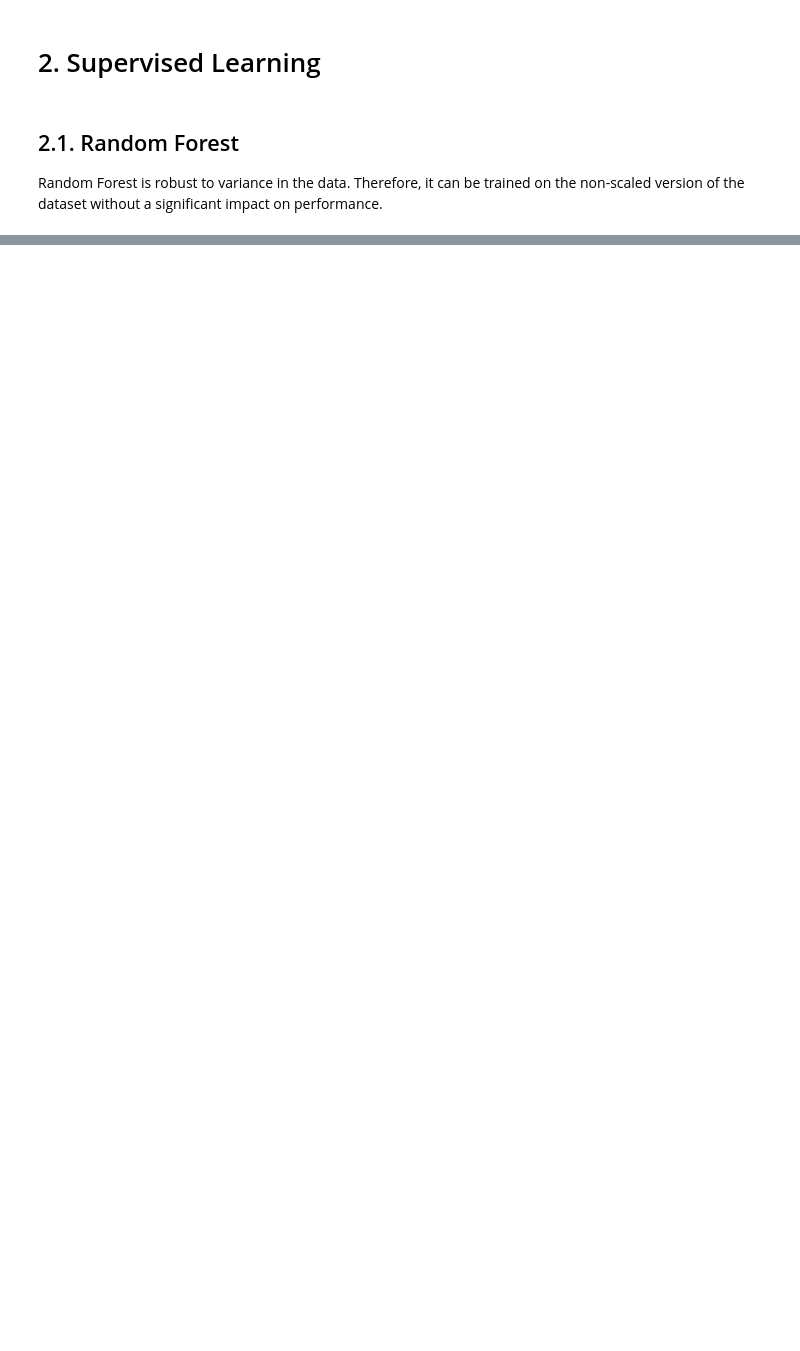
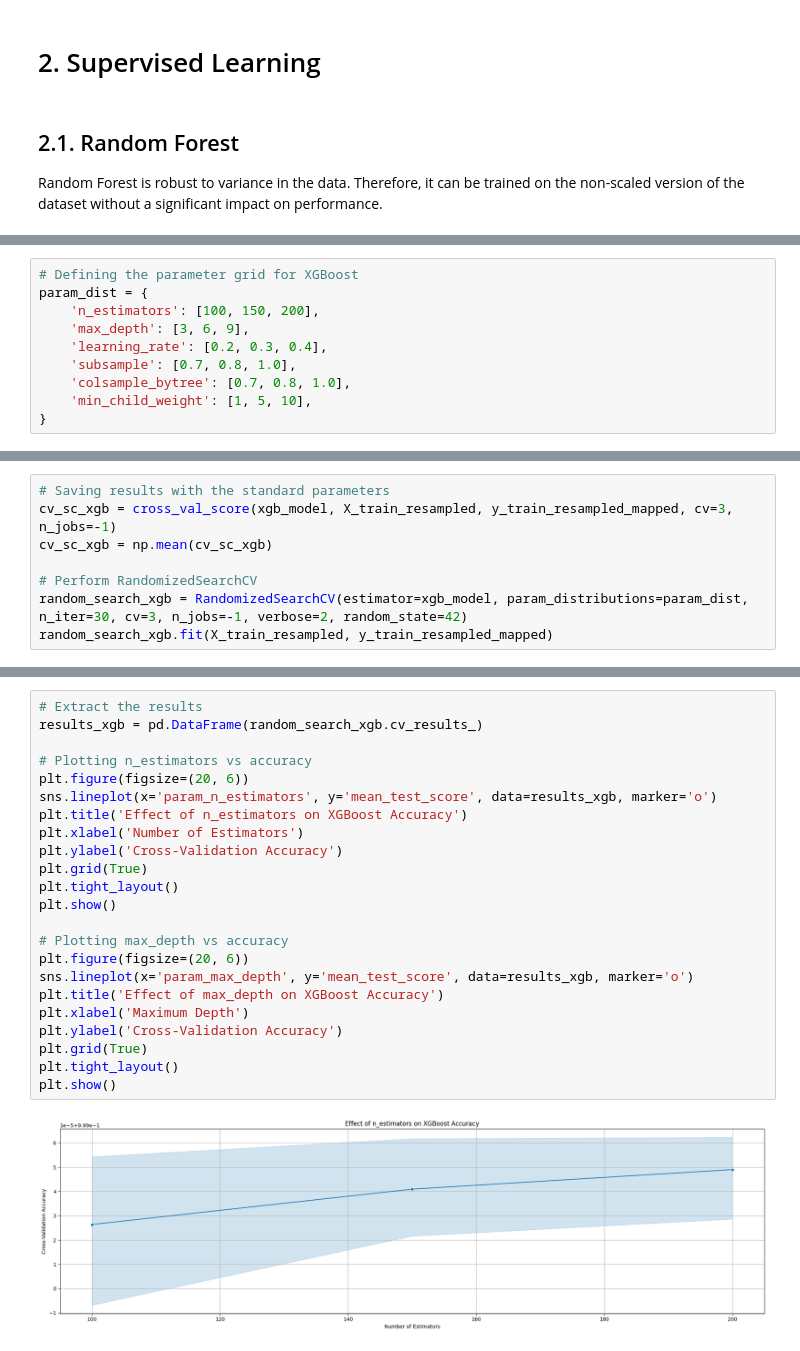
Before and after one commit to anacletu/ml-intrusion-detection-cicids2017, a Jupyter notebook: cicids2017-machine-learning-models-comparison.ipynb, the cells around one changed output, grey strips where cells are left out. Drawn from its saved outputs; the diff is of its cells as text; blank space fills up the shorter version.

```diff
--- a/cicids2017-machine-learning-models-comparison.ipynb
+++ b/cicids2017-machine-learning-models-comparison.ipynb
@@ -180,0 +552,10 @@ Additionally, although additional steps, such as incorporating class weights, co
+# %%
+# Defining the parameter grid for XGBoost
+param_dist = {
+    'n_estimators': [100, 150, 200],
+    'max_depth': [3, 6, 9],
+    'learning_rate': [0.2, 0.3, 0.4],
+    'subsample': [0.7, 0.8, 1.0],
+    'colsample_bytree': [0.7, 0.8, 1.0],
+    'min_child_weight': [1, 5, 10],
+}
@@ -180,0 +578,8 @@ Additionally, although additional steps, such as incorporating class weights, co
+# %%
+# Saving results with the standard parameters
+cv_sc_xgb = cross_val_score(xgb_model, X_train_resampled, y_train_resampled_mapped, cv=3, n_jobs=-1)
+cv_sc_xgb = np.mean(cv_sc_xgb)
+
+# Perform RandomizedSearchCV
+random_search_xgb = RandomizedSearchCV(estimator=xgb_model, param_distributions=param_dist, n_iter=30, cv=3, n_jobs=-1, verbose=2, random_state=42)
+random_search_xgb.fit(X_train_resampled, y_train_resampled_mapped)
@@ -180,0 +605,25 @@ Additionally, although additional steps, such as incorporating class weights, co
+# %%
+# Extract the results
+results_xgb = pd.DataFrame(random_search_xgb.cv_results_)
+
+# Plotting n_estimators vs accuracy
+plt.figure(figsize=(20, 6))
+sns.lineplot(x='param_n_estimators', y='mean_test_score', data=results_xgb, marker='o')
+plt.title('Effect of n_estimators on XGBoost Accuracy')
+plt.xlabel('Number of Estimators')
+plt.ylabel('Cross-Validation Accuracy')
+plt.grid(True)
+plt.tight_layout()
+plt.show()
+
+# Plotting max_depth vs accuracy
+plt.figure(figsize=(20, 6))
+sns.lineplot(x='param_max_depth', y='mean_test_score', data=results_xgb, marker='o')
+plt.title('Effect of max_depth on XGBoost Accuracy')
+plt.xlabel('Maximum Depth')
+plt.ylabel('Cross-Validation Accuracy')
+plt.grid(True)
+plt.tight_layout()
+plt.show()
+# %% [output]
+[figure, added]
```
Also changed, not shown: parts of 66 cells of this notebook.
